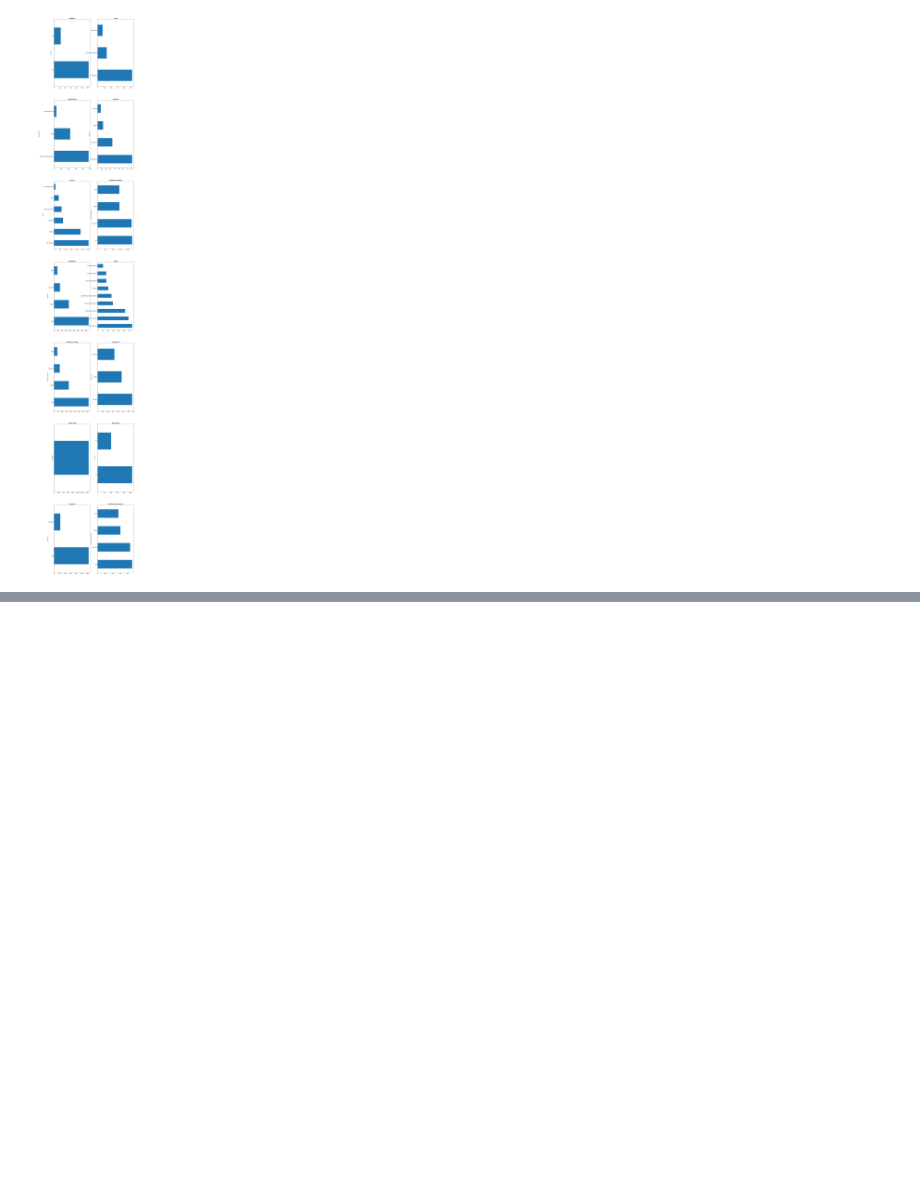
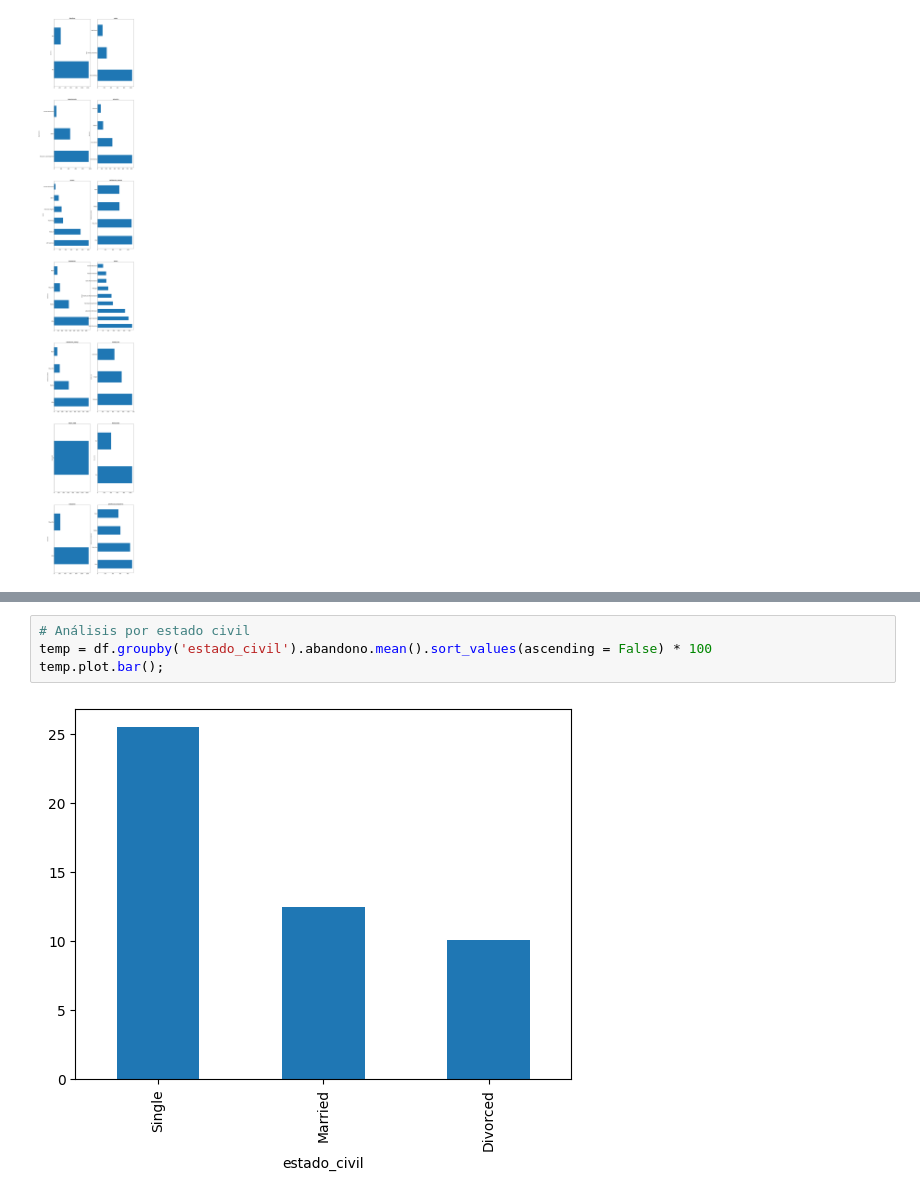
Before and after one commit to emontoyab/Proyecto, a Jupyter notebook: Proyecto.ipynb, the cells around one changed output, grey strips where cells are left out. Cells and saved outputs as stored; diff of their text form; blank space fills up the shorter version.

```diff
--- a/Proyecto.ipynb
+++ b/Proyecto.ipynb
@@ -93,0 +181,6 @@ graficos_eda_categoricas(df.select_dtypes('O'))
+# %%
+# Análisis por estado civil
+temp = df.groupby('estado_civil').abandono.mean().sort_values(ascending = False) * 100
+temp.plot.bar();
+# %% [output]
+[figure, added]
```
Also changed, not shown: parts of 33 cells of this notebook.
